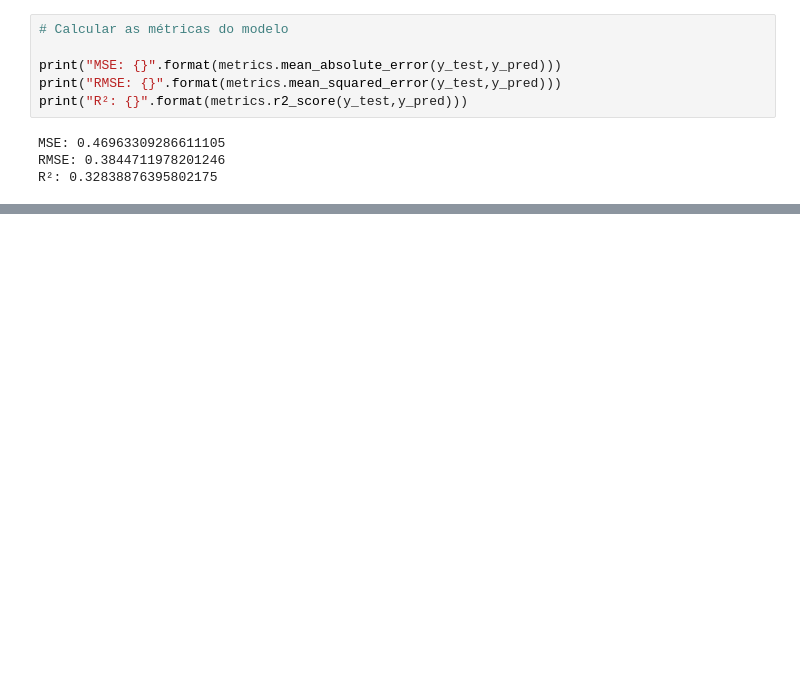
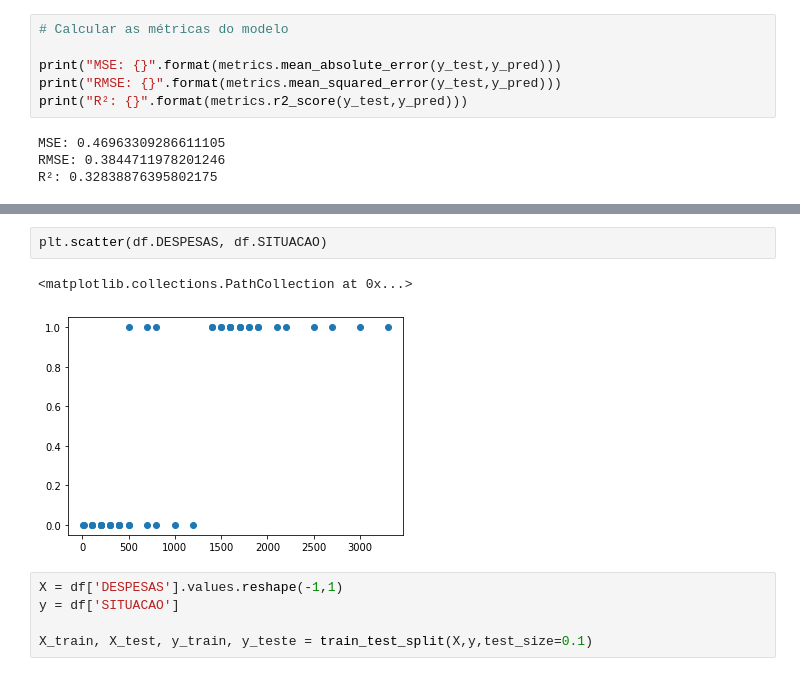
Before and after one commit to thiagolopes97/ITA, a Jupyter notebook: Aula2_RegLin_Log.ipynb, the cells around one changed output, grey strips where cells are left out. Saved outputs shown, nothing was run; the diff lists cells and outputs as text; blank space fills up the shorter version.

```diff
--- a/Aula2_RegLin_Log.ipynb
+++ b/Aula2_RegLin_Log.ipynb
@@ -372,0 +441,10 @@ R²: 0.32838876395802175
+# %%
+plt.scatter(df.DESPESAS, df.SITUACAO)
+# %% [output]
+<matplotlib.collections.PathCollection at 0x...>
+[figure, added]
+# %%
+X = df['DESPESAS'].values.reshape(-1,1)
+y = df['SITUACAO']
+
+X_train, X_test, y_train, y_teste = train_test_split(X,y,test_size=0.1)
```
Also changed, not shown: parts of 28 cells of this notebook.
